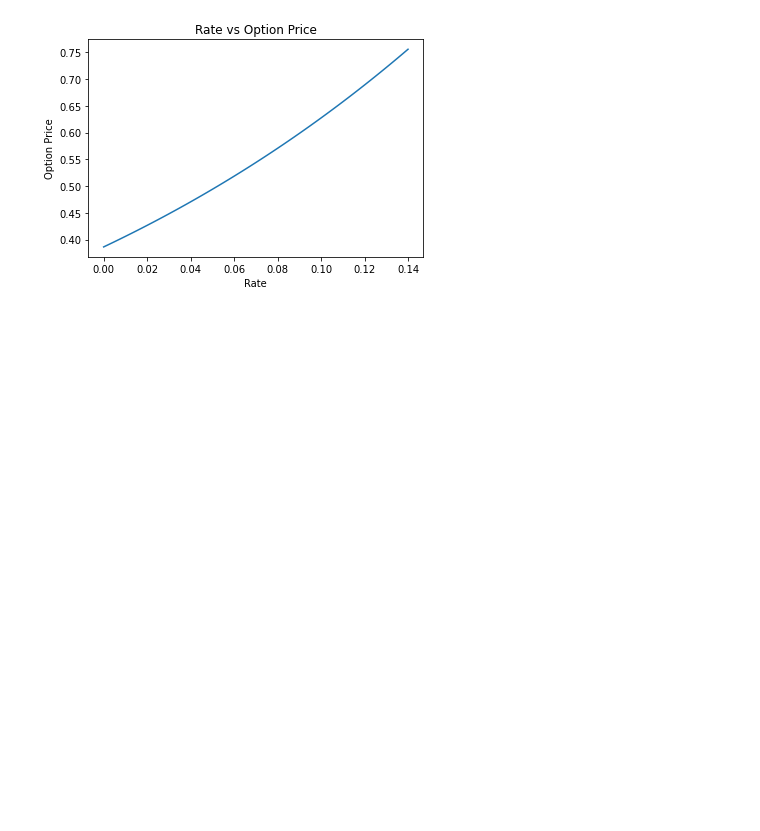
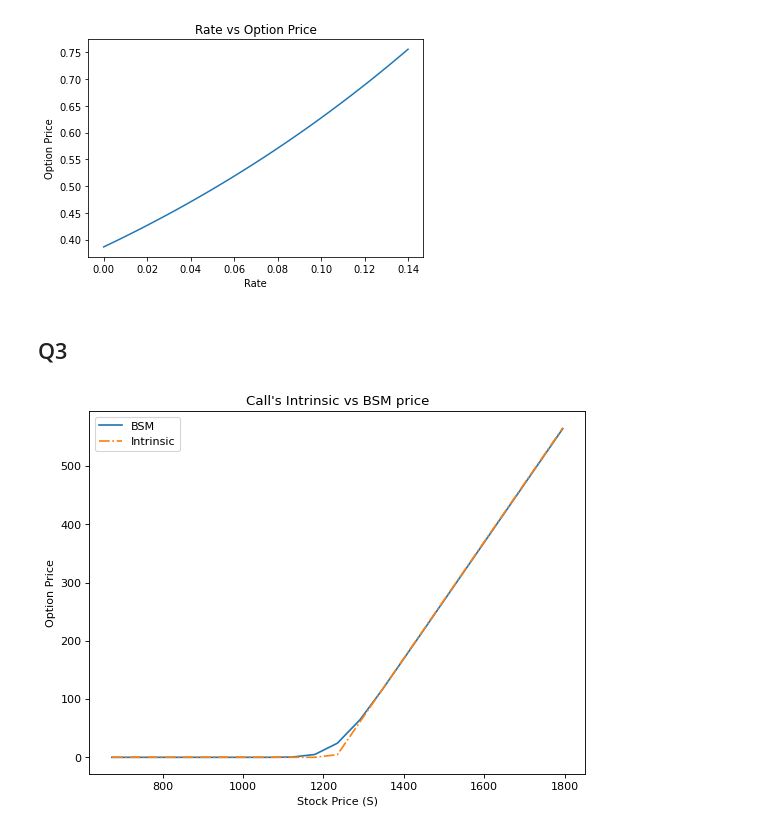
Before and after one commit to kuntojirohan/options-pricing-project, a Jupyter notebook: derivatives_assignment.ipynb, the cells around one changed output. Cells and saved outputs as stored; diff of their text form; code cells hidden in the pictures; blank space fills up the shorter version.

```diff
--- a/derivatives_assignment.ipynb
+++ b/derivatives_assignment.ipynb
@@ -246,3 +267,41 @@ q2d_df.head()
 plot_sensitivity(q2d_df, 'Rate', 'BSM Option Price')
 # %% [output]
 [figure]
+# %% [markdown]
+## Q3
+# %%
+S = []
+K = 1230
+T = 1/12
+r = 0.0110362
+y = 0.01632286
+sigma = 0.156106
+
+bsm_q3 = []
+intrinsic_list = []
+
+#60% - 160% steps of 5%
+x = np.round(np.arange(0.6, 1.65, 0.05), decimals=2)
+for i in range(len(x)):
+    #multiply our current spot price with a range of possible index values
+    S.append(1122.319946*x[i])
+    #compute BSM with the aggregated spot price
+    res = BSM(K, T, S[i], r, y, sigma)
+    #store the option price to a list
+    bsm_q3.append(res[0])
+    #calculate intrinsic value
+    intrinsic = max(S[i]-K, 0)
+    #store the results to a list
+    intrinsic_list.append(intrinsic)
+# %%
+plt.figure(figsize=(8, 6), dpi=80)
+plt.plot(S, bsm_q3, label="BSM")
+plt.plot(S, intrinsic_list, '-.', label="Intrinsic")
+
+plt.xlabel("Stock Price (S)")
+plt.ylabel("Option Price")
+plt.title("Call's Intrinsic vs BSM price")
+plt.legend()
+plt.show()
+# %% [output]
+[figure, added]
```
Also changed, not shown: parts of 7 cells of this notebook, 1 other file.
